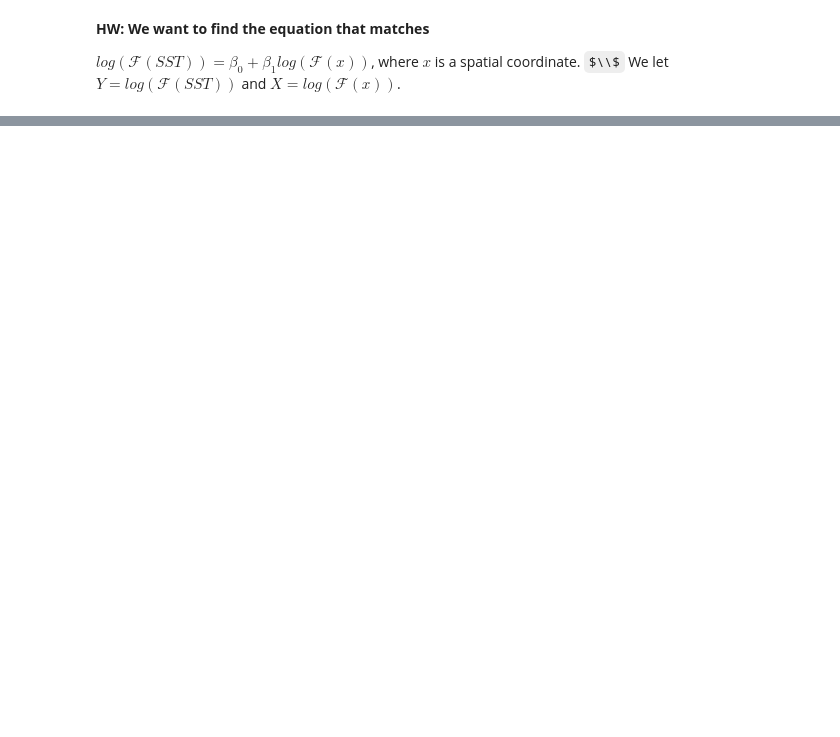
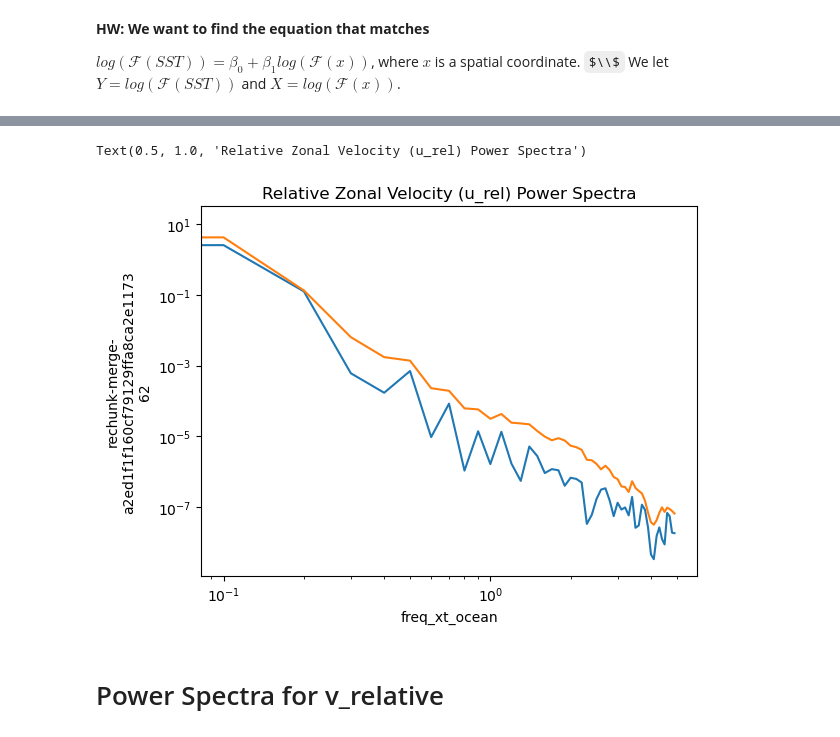
Before and after one commit to ocean-transport/air-sea-ML, a Jupyter notebook: powerSpectraTrial.ipynb, the cells around one changed output, grey strips where cells are left out. Cells and saved outputs as stored; diff of their text form; code cells hidden in the pictures; some formulas as TeX source; blank space fills up the shorter version.

```diff
--- a/powerSpectraTrial.ipynb
+++ b/powerSpectraTrial.ipynb
@@ -469,0 +257,4 @@ We let $Y = log(\mathcal{F}(SST))$ and $X = log(\mathcal{F}(x))$.
+# %%
+urel = ds_test.u_relative
+ds_urel = urel.drop(['area_t', 'dxt', 'dyt', 'geolat_t', 'geolon_t', 'ht', 'kmt', 'wet'])
+ds_urel
@@ -469,0 +286,13 @@ We let $Y = log(\mathcal{F}(SST))$ and $X = log(\mathcal{F}(x))$.
+# %%
+ps = xrft.power_spectrum(ds_urel.mean(dim='yt_ocean'), dim='xt_ocean', window=True)
+ps1 = xrft.power_spectrum(ds_urel, dim='xt_ocean', window=True).mean(dim='yt_ocean')
+ps.plot()
+ps1.plot()
+plt.yscale('log')
+plt.xscale('log')
+plt.title('Relative Zonal Velocity (u_rel) Power Spectra')
+# %% [output]
+Text(0.5, 1.0, 'Relative Zonal Velocity (u_rel) Power Spectra')
+[figure, added]
+# %% [markdown]
+# Power Spectra for v_relative
```
Also changed, not shown: parts of 19 cells of this notebook.
